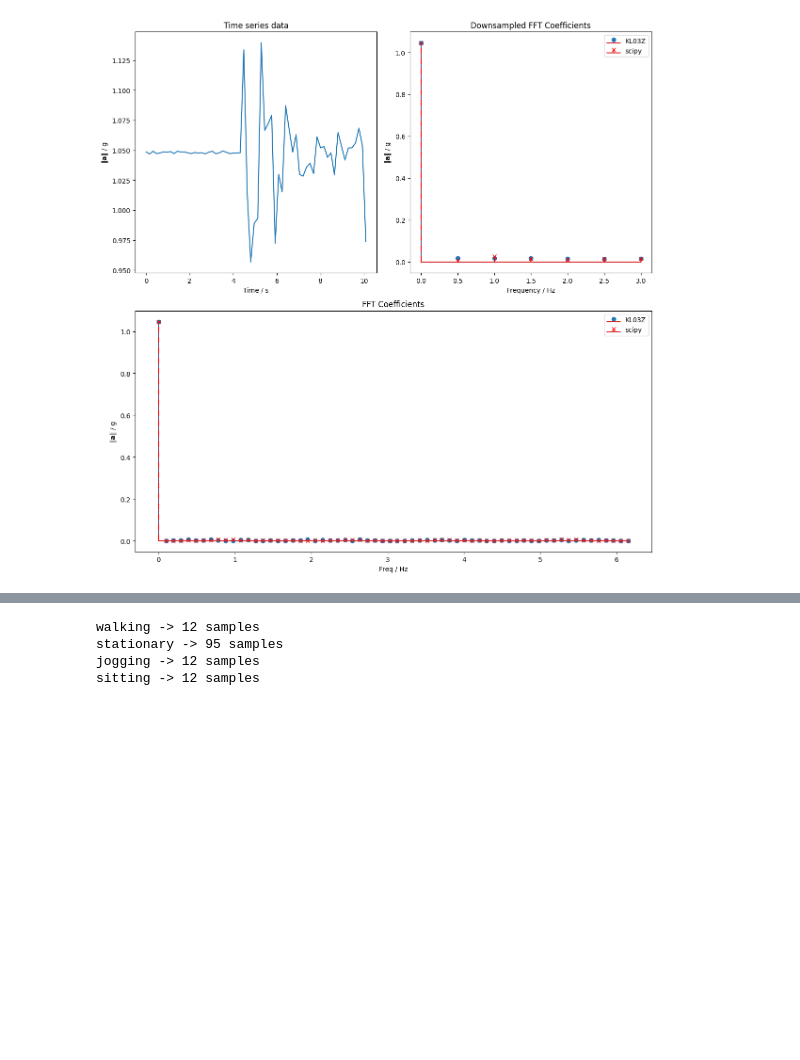
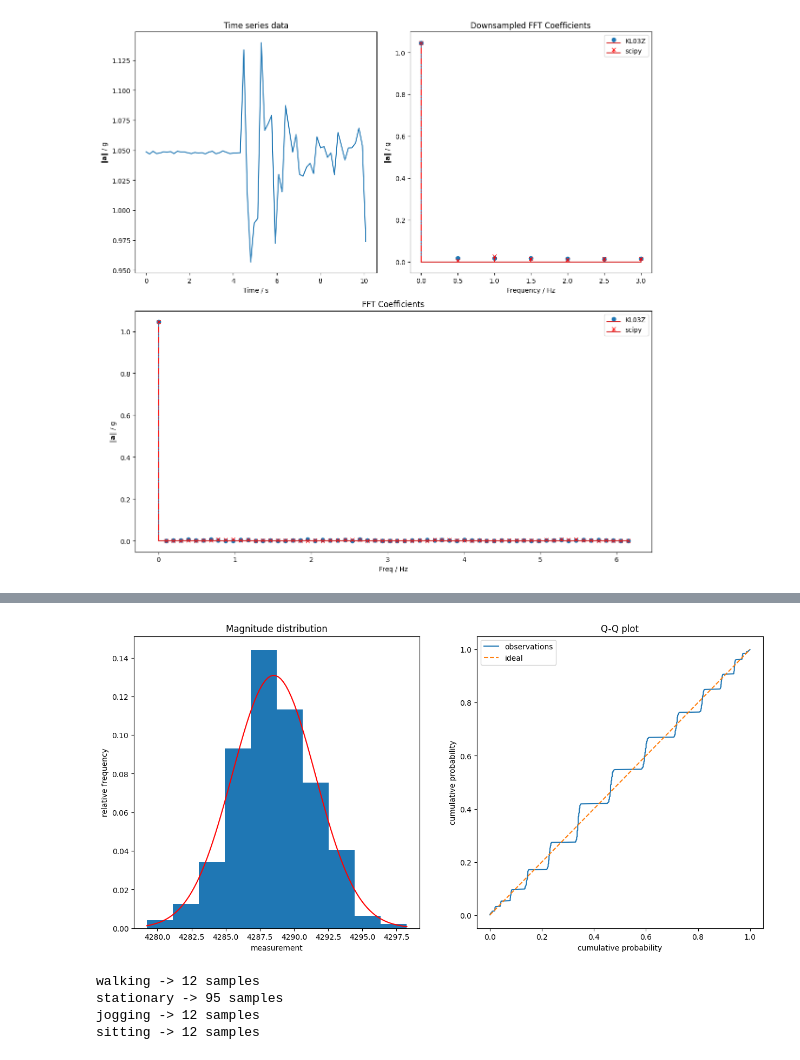
Before and after one commit to strattonite/har, a Jupyter notebook: algo-dev.ipynb, the cells around one changed output, grey strips where cells are left out. Cells and saved outputs as stored; diff of their text form; code cells hidden in the pictures; blank space fills up the shorter version.

```diff
--- a/algo-dev.ipynb
+++ b/algo-dev.ipynb
@@ -162,2 +194,28 @@ plt.show()
+# %%
+fig, (ax1, ax2) = plt.subplots(ncols=2, figsize=(15, 7))
+mags = np.sqrt(x_readings**2 + y_readings**2 + z_readings**2)
+mag_dist = Normal(mu=np.mean(mags), sigma=np.std(mags))
+ax1.hist(mags, density=True)
+x = np.linspace(np.min(mags), np.max(mags), 100)
+ax1.plot(x, mag_dist.pdf(x), color="red")
+ax1.set_title("Magnitude distribution")
+ax1.set_xlabel("measurement")
+ax1.set_ylabel("relative frequency")
+
+s = np.sort(mags)
+q = np.cumsum(np.ones_like(s)) / len(s)
+y = mag_dist.cdf(s)
+
+ax2.plot(y, q, label="observations")
+ax2.plot(y, y, label="ideal", linestyle="--")
+ax2.set_title("Q-Q plot")
+ax2.legend()
+ax2.set_xlabel("cumulative probability")
+ax2.set_ylabel("cumulative probability")
+
+plt.savefig("./figures/qq.jpg", dpi=800)
+plt.show()
+# %% [output]
+[figure, added]
 # %%
 colors = mpl.colormaps["tab10"]
```
Also changed, not shown: parts of 11 cells of this notebook, 6 other files.
